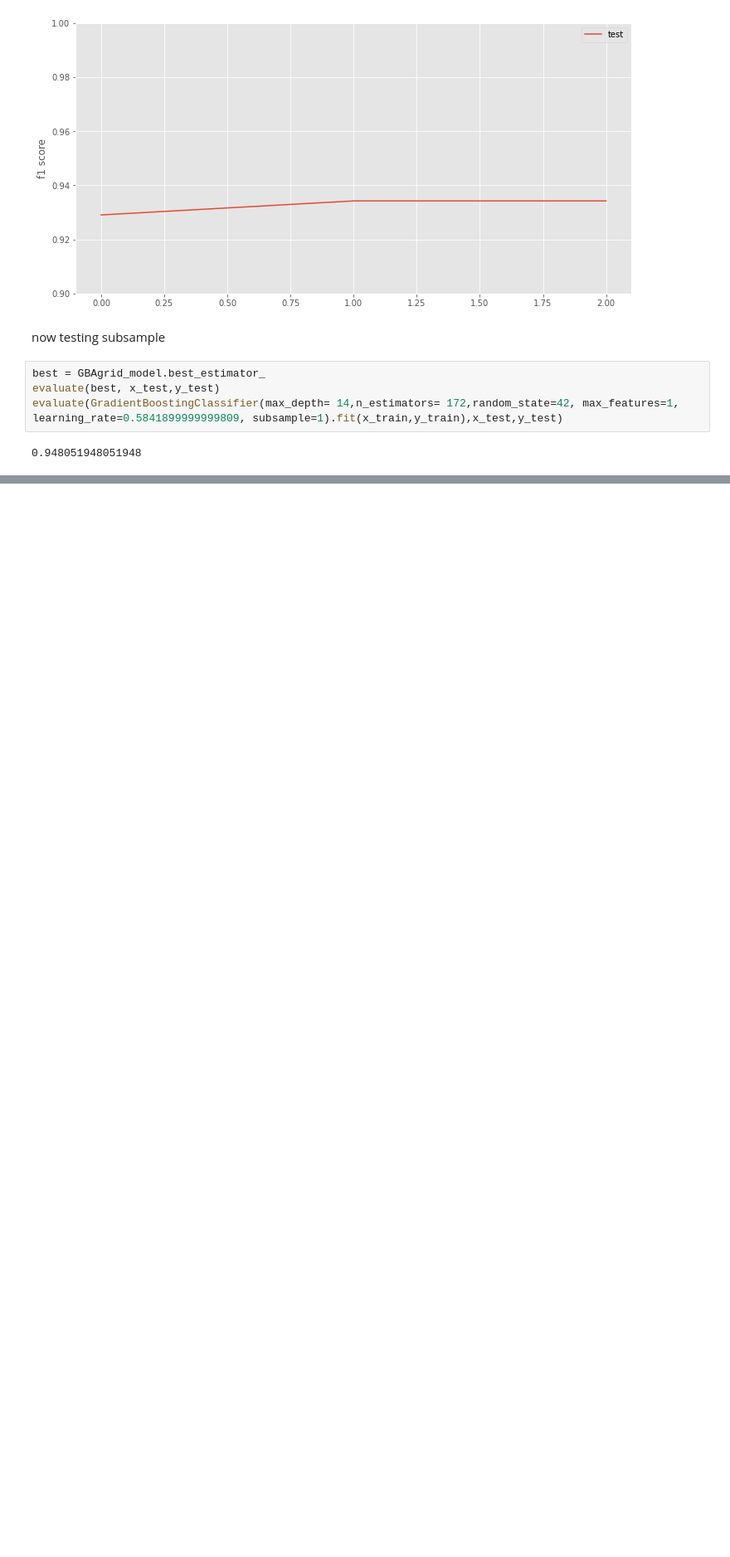
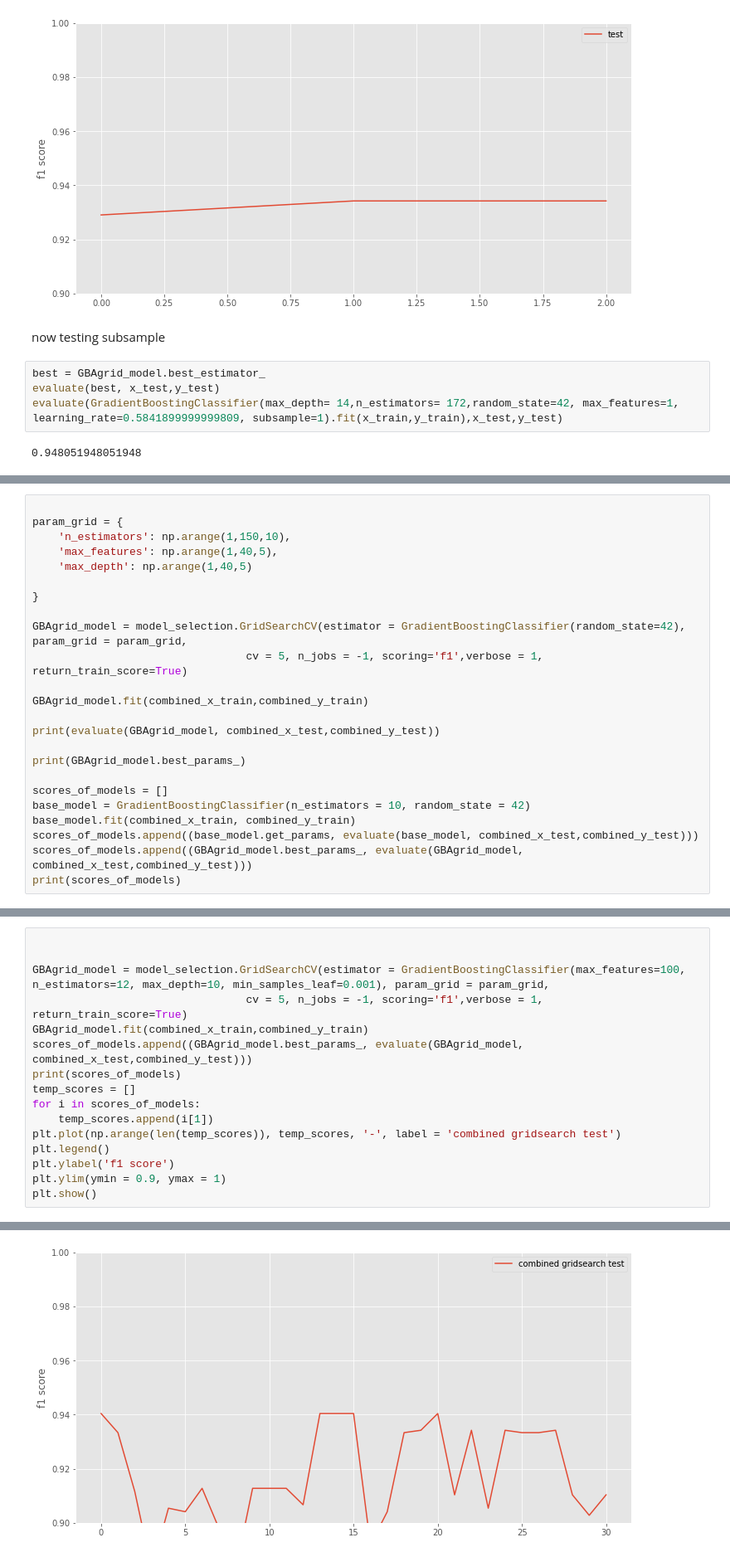
Before and after one commit to DJLeemstar/AICoursework, a Jupyter notebook: GBA.ipynb, the cells around one changed output, grey strips where cells are left out. Shown at 83% size. Cells and saved outputs as stored; diff of their text form; blank space fills up the shorter version.

Commit message:
tried combined DS and removed DS

```diff
--- a/GBA.ipynb
+++ b/GBA.ipynb
@@ -350,0 +412,24 @@ evaluate(GradientBoostingClassifier(max_depth= 14,n_estimators= 172,random_state
+# %%
+
+param_grid = {
+    'n_estimators': np.arange(1,150,10),
+    'max_features': np.arange(1,40,5),
+    'max_depth': np.arange(1,40,5)
+
+}
+
+GBAgrid_model = model_selection.GridSearchCV(estimator = GradientBoostingClassifier(random_state=42), param_grid = param_grid,
+                                 cv = 5, n_jobs = -1, scoring='f1',verbose = 1, return_train_score=True)
+
+GBAgrid_model.fit(combined_x_train,combined_y_train)
+
+print(evaluate(GBAgrid_model, combined_x_test,combined_y_test))
+
+print(GBAgrid_model.best_params_)
+
+scores_of_models = []
+base_model = GradientBoostingClassifier(n_estimators = 10, random_state = 42)
+base_model.fit(combined_x_train, combined_y_train)
+scores_of_models.append((base_model.get_params, evaluate(base_model, combined_x_test,combined_y_test)))
+scores_of_models.append((GBAgrid_model.best_params_, evaluate(GBAgrid_model, combined_x_test,combined_y_test)))
+print(scores_of_models)
@@ -350,0 +441,17 @@ evaluate(GradientBoostingClassifier(max_depth= 14,n_estimators= 172,random_state
+# %%
+
+
+GBAgrid_model = model_selection.GridSearchCV(estimator = GradientBoostingClassifier(max_features=100, n_estimators=12, max_depth=10, min_samples_leaf=0.001), param_grid = param_grid,
+                                 cv = 5, n_jobs = -1, scoring='f1',verbose = 1, return_train_score=True)
+GBAgrid_model.fit(combined_x_train,combined_y_train)
+scores_of_models.append((GBAgrid_model.best_params_, evaluate(GBAgrid_model, combined_x_test,combined_y_test)))
+print(scores_of_models)
+temp_scores = []
+for i in scores_of_models:
+    temp_scores.append(i[1])
+plt.plot(np.arange(len(temp_scores)), temp_scores, '-', label = 'combined gridsearch test')
+plt.legend()
+plt.ylabel('f1 score')
+plt.ylim(ymin = 0.9, ymax = 1)
+plt.show()
+# %% [output]
@@ -350,0 +460 @@ evaluate(GradientBoostingClassifier(max_depth= 14,n_estimators= 172,random_state
+[figure, added]
```
Also changed, not shown: parts of 9 cells of this notebook, 2 other files.
